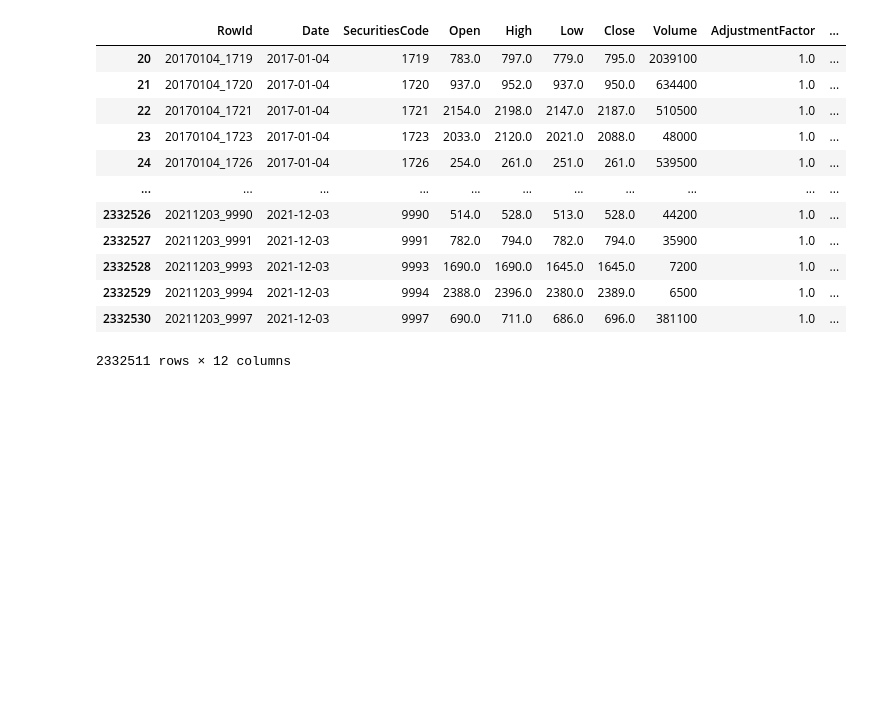
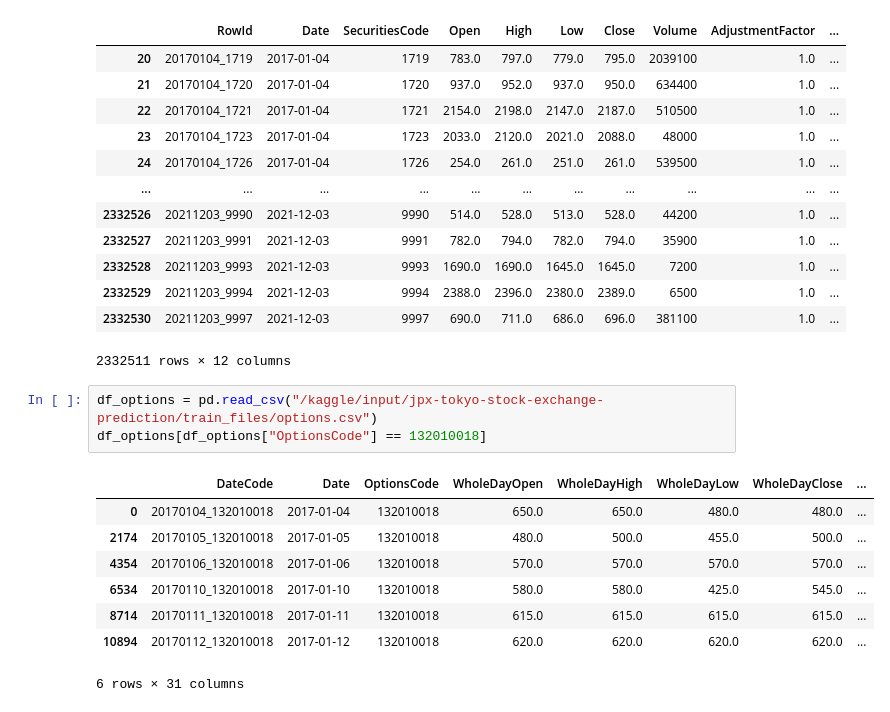
Before and after one commit to nicolas0dupuy/Kaggle_JPX_Tokio_Stock_Exchange, a Jupyter notebook: jpx-competition.ipynb, the cells around one changed output. Saved outputs shown, nothing was run; the diff lists cells and outputs as text; blank space fills up the shorter version.

```diff
--- a/jpx-competition.ipynb
+++ b/jpx-competition.ipynb
@@ -127,3 +127,15 @@ df_stock_prices.tail(-20)
 | 2332529 | 20211203_9994 | 2021-12-03 | 9994 | 2388.0 | 2396.0 | 2380.0 | 2389.0 | 6500 | 1.0 | ... |
 | 2332530 | 20211203_9997 | 2021-12-03 | 9997 | 690.0 | 711.0 | 686.0 | 696.0 | 381100 | 1.0 | ... |
 2332511 rows × 12 columns
+# %%
+df_options = pd.read_csv("/kaggle/input/jpx-tokyo-stock-exchange-prediction/train_files/options.csv")
+df_options[df_options["OptionsCode"] == 132010018]
+# %% [output]
+|  | DateCode | Date | OptionsCode | WholeDayOpen | WholeDayHigh | WholeDayLow | WholeDayClose | ... |
+| 0 | 20170104_132010018 | 2017-01-04 | 132010018 | 650.0 | 650.0 | 480.0 | 480.0 | ... |
+| 2174 | 20170105_132010018 | 2017-01-05 | 132010018 | 480.0 | 500.0 | 455.0 | 500.0 | ... |
+| 4354 | 20170106_132010018 | 2017-01-06 | 132010018 | 570.0 | 570.0 | 570.0 | 570.0 | ... |
+| 6534 | 20170110_132010018 | 2017-01-10 | 132010018 | 580.0 | 580.0 | 425.0 | 545.0 | ... |
+| 8714 | 20170111_132010018 | 2017-01-11 | 132010018 | 615.0 | 615.0 | 615.0 | 615.0 | ... |
+| 10894 | 20170112_132010018 | 2017-01-12 | 132010018 | 620.0 | 620.0 | 620.0 | 620.0 | ... |
+6 rows × 31 columns
```
Also changed, not shown: parts of 6 cells of this notebook.
